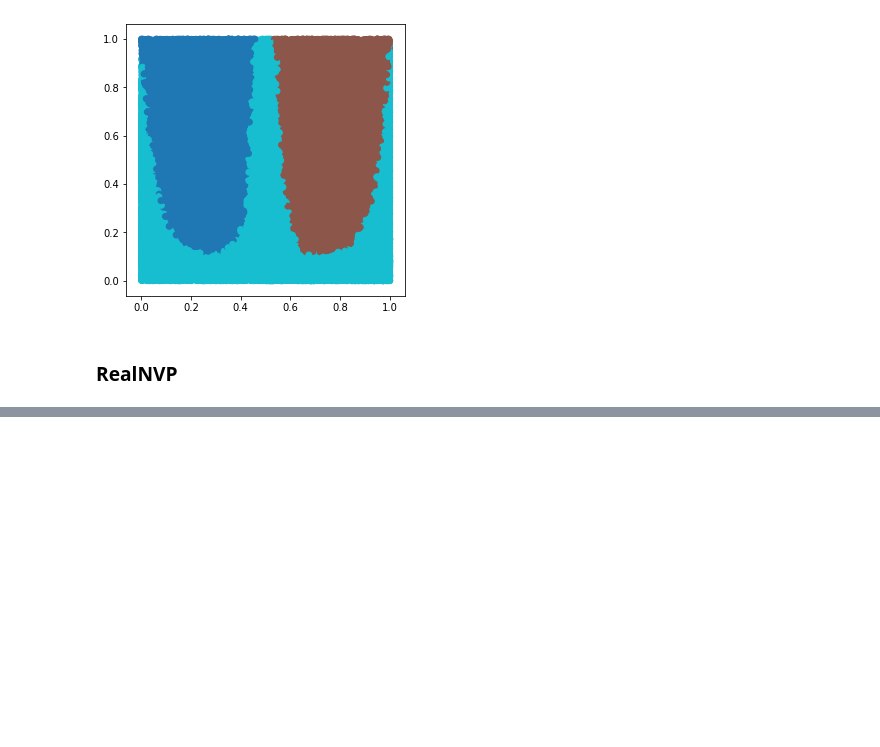
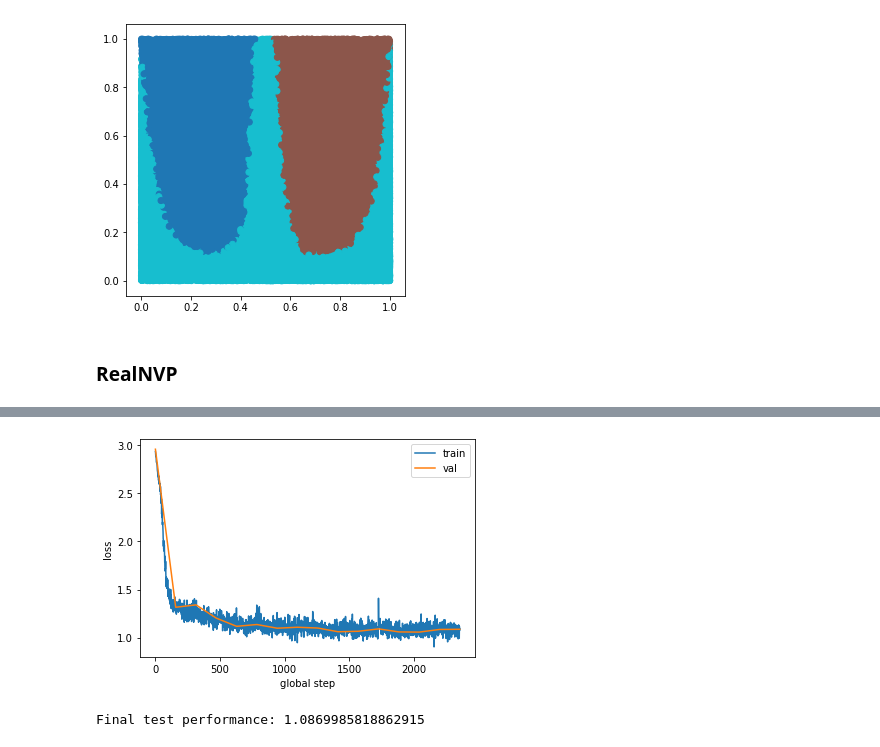
Before and after one commit to aliscafo/deep-unsupervised-learning-2019, a Jupyter notebook: hw2/task1.ipynb, the cells around one changed output, grey strips where cells are left out. Drawn from its saved outputs; the diff is of its cells as text; code cells hidden in the pictures; blank space fills up the shorter version.

```diff
--- a/hw2/task1.ipynb
+++ b/hw2/task1.ipynb
@@ -215,7 +215,6 @@ val_x.append(global_step)
 val_losses.append(val_loss.item())
 
 for epoch in range(NUM_EPOCHS):
-  idx = np.random.permutation(X_train.shape[0])
   loss = None
 
   for data in dataloader():
@@ -314,3 +313,22 @@ plt.show()
 [figure]
 # %% [markdown]
 ### RealNVP
+# %%
+class BaseLayer(nn.Module):
+  def __init__(self, hidden_size):
+    super(BaseLayer, self).__init__()
+    self.lin1 = nn.Linear(2, hidden_size)
+    self.lin2 = nn.Linear(hidden_size, hidden_size)
+    self.lin3 = nn.Linear(hidden_size, 2)
+    self.prelu = nn.PReLU()
+
+  def forward(self,x):
+    lin1 = self.lin1(x)
+    relu = torch.relu(lin1)
+    lin2 = self.lin2(relu)
+    relu = torch.relu(lin2)
+    z = self.lin3(relu)
+    a = torch.tanh(z[:,0])
+    b = self.prelu(z[:,1])
+    y = torch.stack([a, b])
+    return y.permute(1, 0)
@@ -316,0 +411,13 @@ plt.show()
+# %%
+def loss_func(x, cs):
+  loss = 2 * torch.sum(F.logsigmoid(x)) - torch.sum(x)
+  for c in cs:
+    loss += torch.sum(c)
+  return -loss
+# %%
+# Hyperparameters
+k = 4
+hidden_size = 10
+lr = 1e-2
+NUM_EPOCHS = 15
+BATCH_SIZE = 512
@@ -316,0 +479,15 @@ plt.show()
+# %%
+plt.plot(train_x, train_losses, label="train")
+plt.plot(val_x, val_losses, label="val")
+plt.xlabel("global step")
+plt.ylabel("loss")
+plt.legend()
+plt.show()
+
+_, z1, cs = model(torch.from_numpy(X_test).float().cuda())
+val_loss = loss_func(z1, cs) / X_test.shape[0]
+val_loss = val_loss / (2 * np.log(2))
+print(f"Final test performance: {val_loss.item()}")
+# %% [output]
+[figure, added]
+Final test performance: 1.0869985818862915
```
Also changed, not shown: parts of 6 cells of this notebook, 1 other file.
